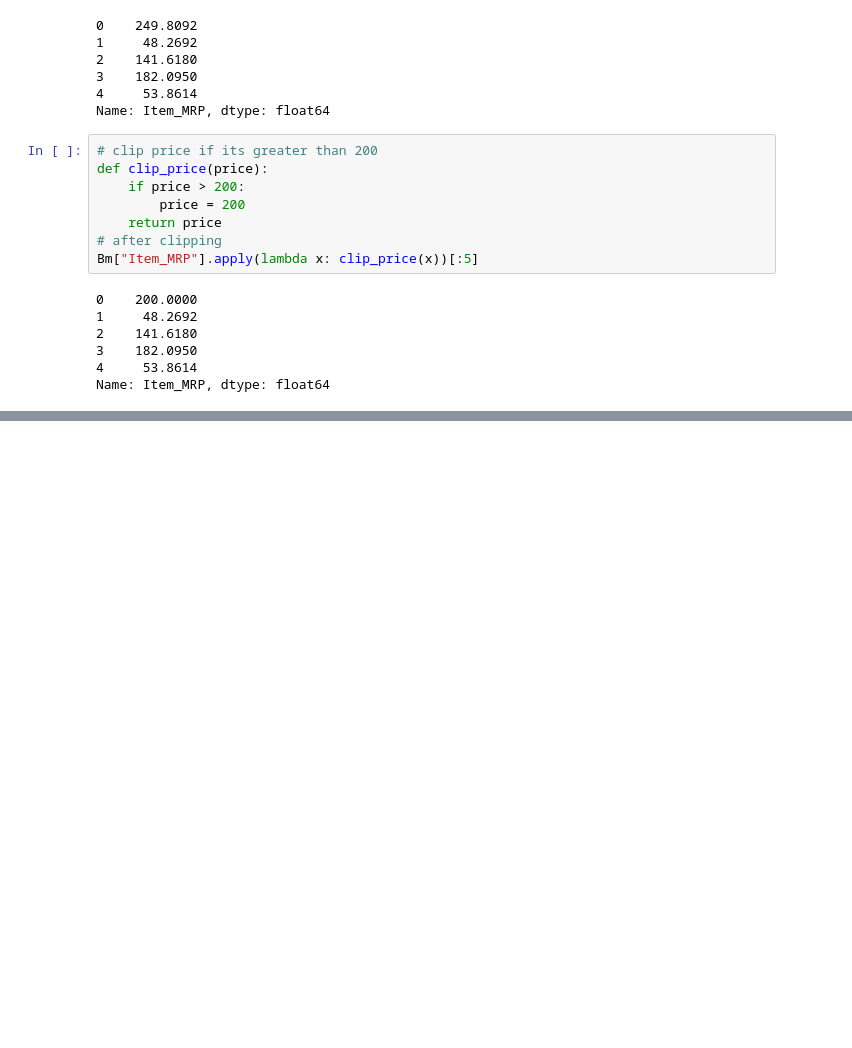
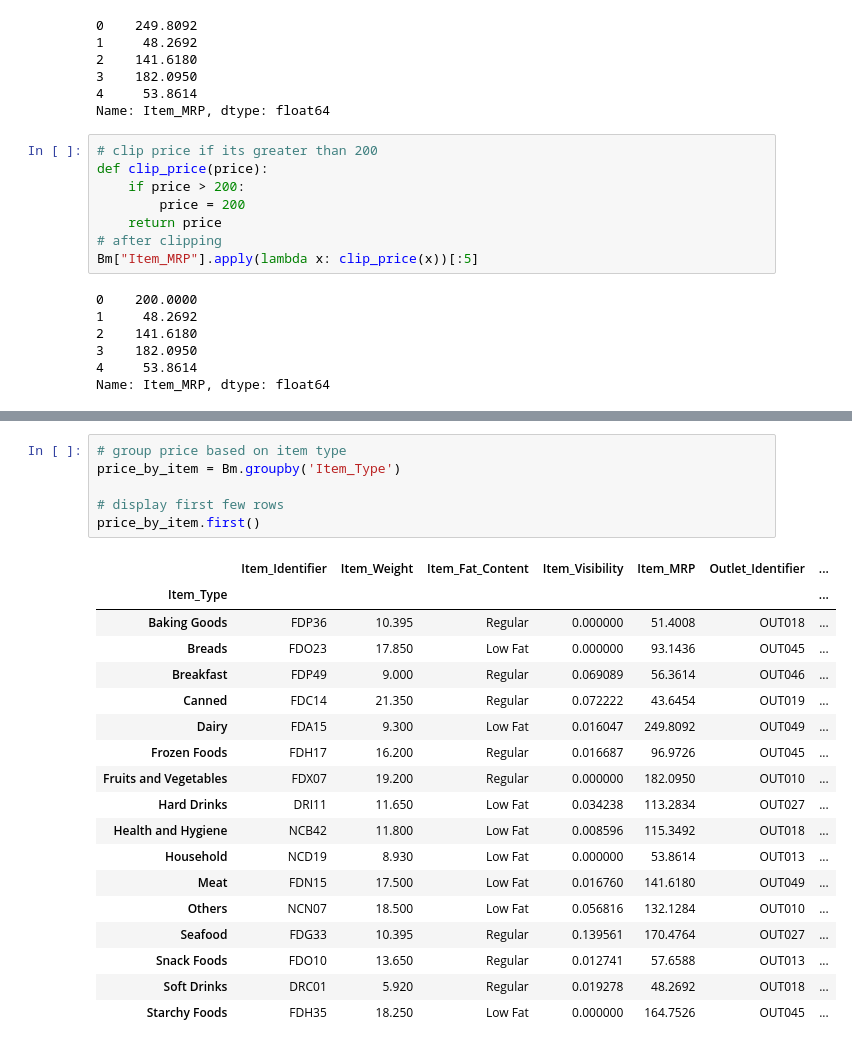
Before and after one commit to peterwainah/Data_analysi, a Jupyter notebook: Data_Manipulation_with_Pandas.ipynb, the cells around one changed output, grey strips where cells are left out. Cells and saved outputs as stored; diff of their text form; blank space fills up the shorter version.

```diff
--- a/Data_Manipulation_with_Pandas.ipynb
+++ b/Data_Manipulation_with_Pandas.ipynb
@@ -305,0 +321,25 @@ Name: Outlet_Location_Type, dtype: int64
+# %%
+# group price based on item type
+price_by_item = Bm.groupby('Item_Type')
+
+# display first few rows
+price_by_item.first()
+# %% [output]
+|  | Item_Identifier | Item_Weight | Item_Fat_Content | Item_Visibility | Item_MRP | Outlet_Identifier | ... |
+| Item_Type |  |  |  |  |  |  | ... |
+| Baking Goods | FDP36 | 10.395 | Regular | 0.000000 | 51.4008 | OUT018 | ... |
+| Breads | FDO23 | 17.850 | Low Fat | 0.000000 | 93.1436 | OUT045 | ... |
+| Breakfast | FDP49 | 9.000 | Regular | 0.069089 | 56.3614 | OUT046 | ... |
+| Canned | FDC14 | 21.350 | Regular | 0.072222 | 43.6454 | OUT019 | ... |
+| Dairy | FDA15 | 9.300 | Low Fat | 0.016047 | 249.8092 | OUT049 | ... |
+| Frozen Foods | FDH17 | 16.200 | Regular | 0.016687 | 96.9726 | OUT045 | ... |
+| Fruits and Vegetables | FDX07 | 19.200 | Regular | 0.000000 | 182.0950 | OUT010 | ... |
+| Hard Drinks | DRI11 | 11.650 | Low Fat | 0.034238 | 113.2834 | OUT027 | ... |
+| Health and Hygiene | NCB42 | 11.800 | Low Fat | 0.008596 | 115.3492 | OUT018 | ... |
+| Household | NCD19 | 8.930 | Low Fat | 0.000000 | 53.8614 | OUT013 | ... |
+| Meat | FDN15 | 17.500 | Low Fat | 0.016760 | 141.6180 | OUT049 | ... |
+| Others | NCN07 | 18.500 | Low Fat | 0.056816 | 132.1284 | OUT010 | ... |
+| Seafood | FDG33 | 10.395 | Regular | 0.139561 | 170.4764 | OUT027 | ... |
+| Snack Foods | FDO10 | 13.650 | Regular | 0.012741 | 57.6588 | OUT013 | ... |
+| Soft Drinks | DRC01 | 5.920 | Regular | 0.019278 | 48.2692 | OUT018 | ... |
+| Starchy Foods | FDH35 | 18.250 | Low Fat | 0.000000 | 164.7526 | OUT045 | ... |
```
Also changed, not shown: parts of 17 cells of this notebook.
